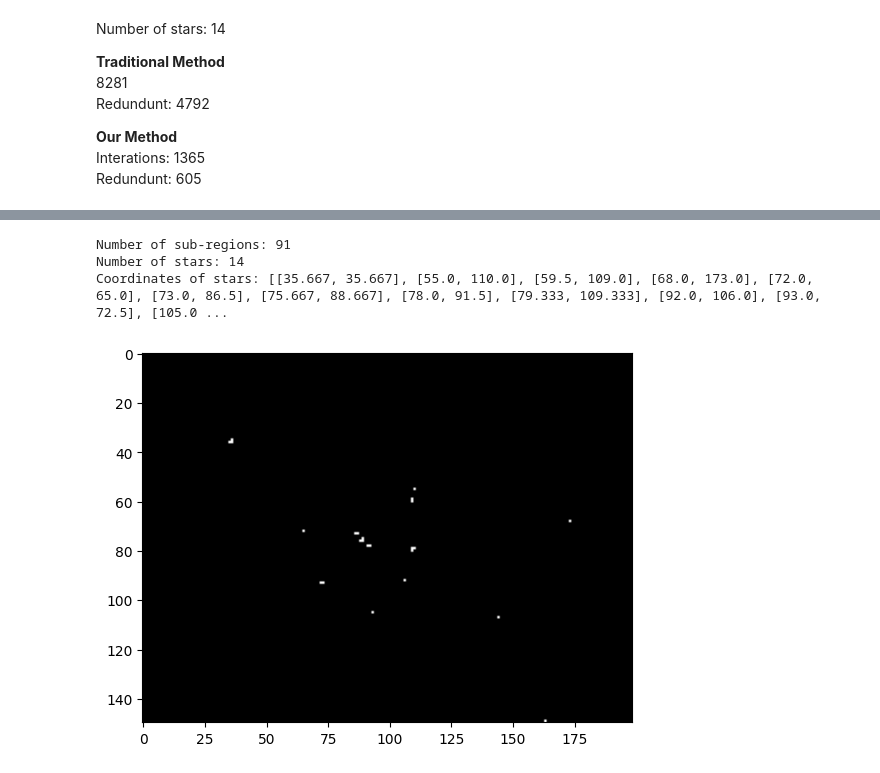
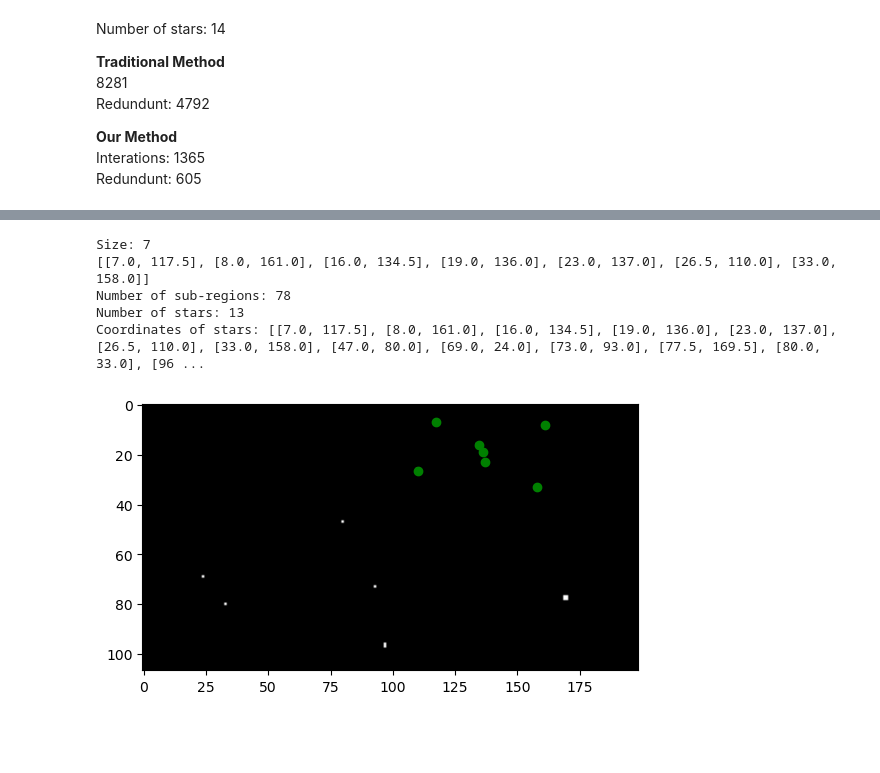
Before and after one commit to adithya-ananth/Star-Pattern-Recognition, a Jupyter notebook: Extracting_Coordinates/star_processing.ipynb, the cells around one changed output, grey strips where cells are left out. Saved outputs shown, nothing was run; the diff lists cells and outputs as text; code cells hidden in the pictures; blank space fills up the shorter version.

```diff
--- a/Extracting_Coordinates/star_processing.ipynb
+++ b/Extracting_Coordinates/star_processing.ipynb
@@ -434,12 +434,13 @@ Coordinates of stars: [[19.0, 143.0], [60.0, 136.0], [70.0, 61.0], [79.0, 132.0]
 # %%
 # Change of Basis:
 
-img = pranav_camera('skyimages/image2.jpg')
+img = pranav_camera('skyimages/image5.jpg')
 plt.imshow(img, cmap='gray')
 plt.show()
 coord = get_stars(copy.deepcopy(img))
 # for c in coord: print(c); print('-----------------')
 print(coord)
+plot_stars(img)
 # # choose top 3 bright and close stars and store them as c0, cx, cy
 # # c0,c1,c2 = sorted(coord, key=lambda x: x[2] * (x[0] + x[1] + x[2]), reverse=True)[:3]
 
@@ -598,10 +587,15 @@ def print_subregions(coord: list[int]):
     for j in range(i+1, len(coord)):
       stars.append(coord[j])
       size += 1
-      for con in constelations:
-         if isequal1(con,stars):
-            print(f"Detected a sub-region: {stars} as {con}")
-            break
+      if i==0 and j==6:
+        plt.scatter([c[1] for c in stars], [c[0] for c in stars], c='green')
+        print(f'Size: {size}')
+        # plt.show()
+        print(stars)
+      # for con in constelations:
+      #    if isequal1(con,stars):
+      #       print(f"Detected a sub-region: {stars} as {con}")
+      #       break
         # isequal1 -> change if basis
         # isequal2 -> angles
         # isequal3 -> normalized distances
@@ -609,38 +603,45 @@ def print_subregions(coord: list[int]):
       # print(f"Sub-region {num_subregions}: {stars}")
   print(f"Number of sub-regions: {num_subregions}")
 
 print_subregions(coord)
 
 def plot_subregions(img):
     # find the coordinates of the stars
     img_temp = copy.deepcopy(img)
     coordinaates = get_stars(img_temp)
     # Now, let's plot the stars in the image
     print('Number of stars:', len(coordinaates))
     print('Coordinates of stars:', coordinaates)
     plt.imshow(img, cmap='gray')
 
     # for star in coordinaates:
     #     plt.scatter(star[1], star[0], c='red', s = 1)
     # plt.show()
     import matplotlib.patches as patches
     fig, ax = plt.subplots()
     ax.imshow(img, cmap='gray')
     for star in coordinaates:
         ax.scatter(star[1], star[0], c='red', s = 1)
     # Create a Rectangle patch
     for i in range(len(coordinaates)):
+        s = 1
+        x1, y1 = coordinaates[i][0], coordinaates[i][1]
+        x2, y2 = coordinaates[i][0], coordinaates[i][1]
         for j in range(i+1, len(coordinaates)):
-            x1, y1 = coordinaates[i]
-            x2, y2 = coordinaates[j]
-            rect = patches.Rectangle((y1, x1), y2-y1, x2-x1, linewidth=1, edgecolor='r', facecolor='none')
-            ax.add_patch(rect)
+            s += 1
+            x1, y1 = min(x1, coordinaates[j][0]), min(y1, coordinaates[j][1])
+            x2, y2 = max(x2, coordinaates[j][0]), max(y2, coordinaates[j][1])
+            if i==0 and j == 6:
+              rect = patches.Rectangle((y1, x1), y2-y1, x2-x1, linewidth=1, edgecolor='r', facecolor='none')
+              ax.add_patch(rect)
     plt.show()
 
 
 plot_subregions(img)
 # %% [output]
-Number of sub-regions: 91
-Number of stars: 14
-Coordinates of stars: [[35.667, 35.667], [55.0, 110.0], [59.5, 109.0], [68.0, 173.0], [72.0, 65.0], [73.0, 86.5], [75.667, 88.667], [78.0, 91.5], [79.333, 109.333], [92.0, 106.0], [93.0, 72.5], [105.0 ...
+Size: 7
+[[7.0, 117.5], [8.0, 161.0], [16.0, 134.5], [19.0, 136.0], [23.0, 137.0], [26.5, 110.0], [33.0, 158.0]]
+Number of sub-regions: 78
+Number of stars: 13
+Coordinates of stars: [[7.0, 117.5], [8.0, 161.0], [16.0, 134.5], [19.0, 136.0], [23.0, 137.0], [26.5, 110.0], [33.0, 158.0], [47.0, 80.0], [69.0, 24.0], [73.0, 93.0], [77.5, 169.5], [80.0, 33.0], [96 ...
-[figure, old version]
+[figure, new version]
```
Also changed, not shown: parts of 6 cells of this notebook, 1 other file.
